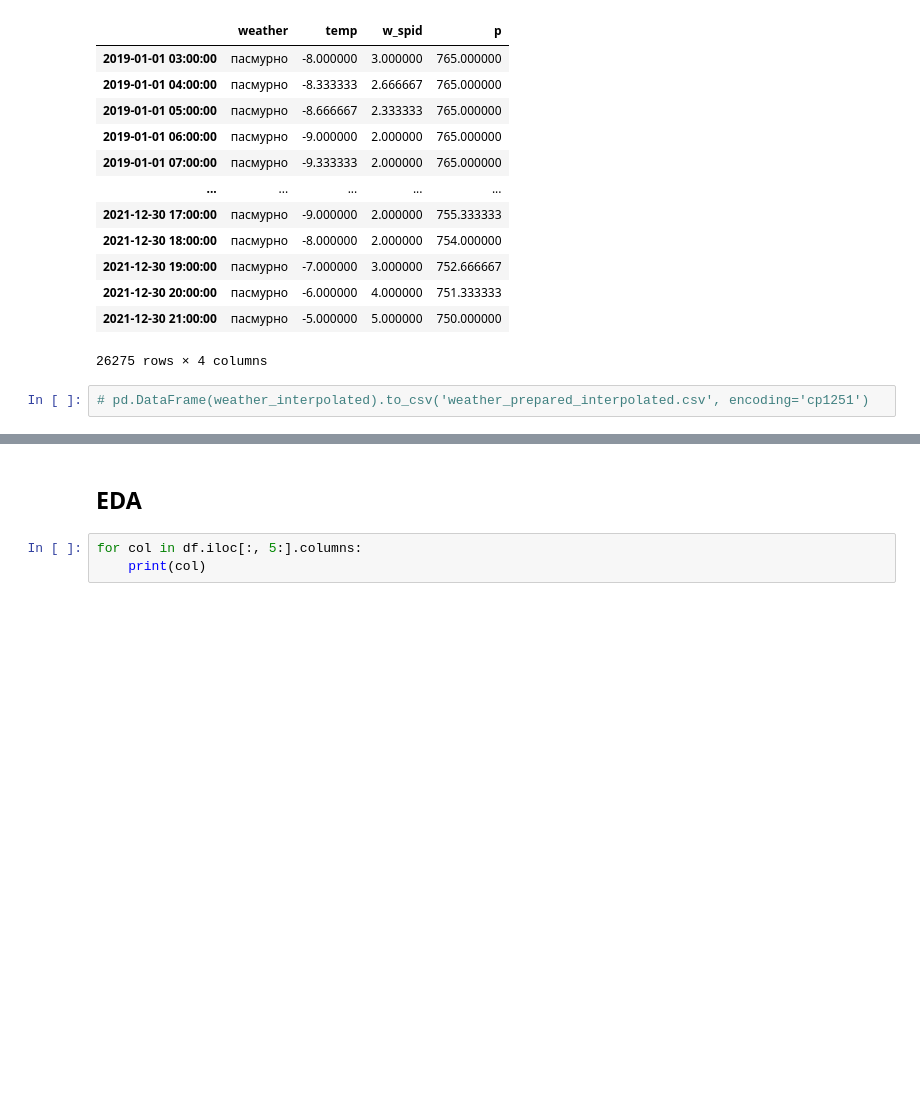
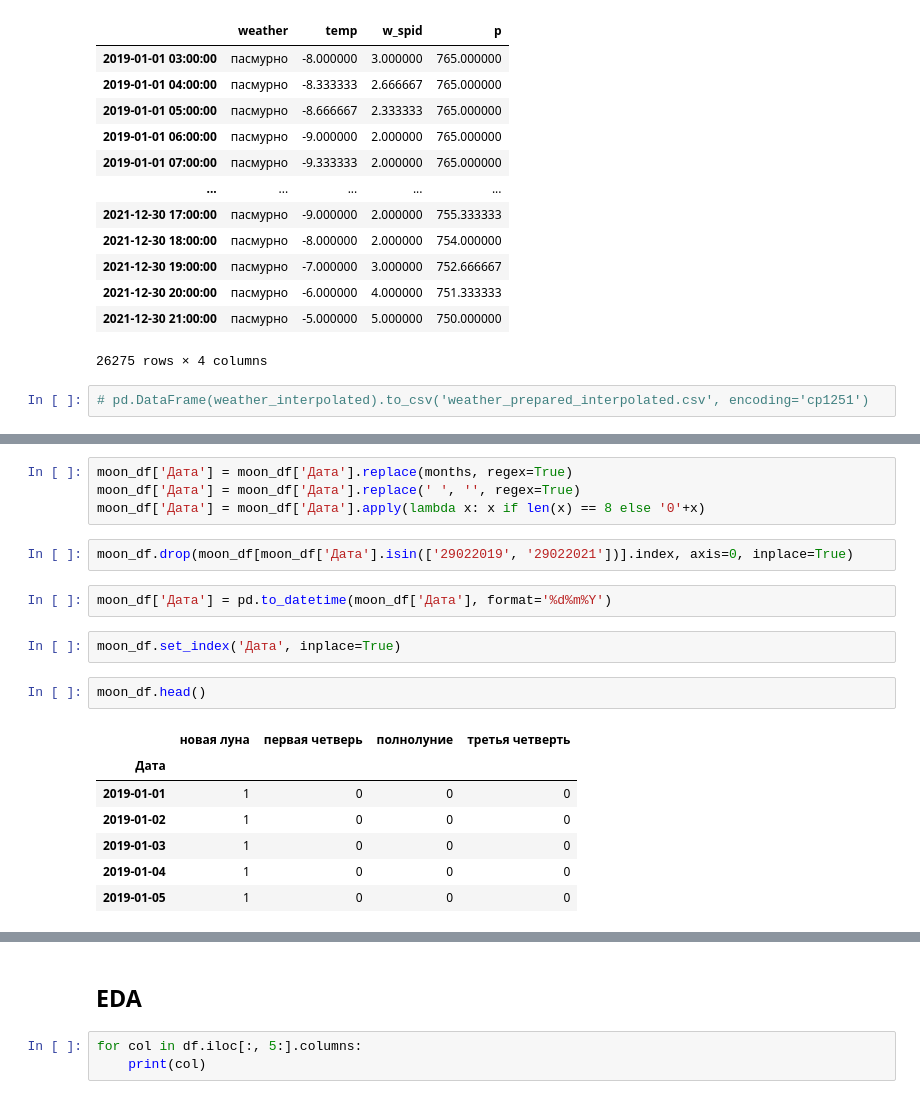
Before and after one commit to Siella/ambulance_crews, a Jupyter notebook: EDA/ICL_EDA.ipynb, the cells around one changed output, grey strips where cells are left out. Drawn from its saved outputs; the diff is of its cells as text; blank space fills up the shorter version.

```diff
--- a/EDA/ICL_EDA.ipynb
+++ b/EDA/ICL_EDA.ipynb
@@ -173,0 +201,20 @@ pd.DataFrame(weather_interpolated)
+# %%
+moon_df['Дата'] = moon_df['Дата'].replace(months, regex=True)
+moon_df['Дата'] = moon_df['Дата'].replace(' ', '', regex=True)
+moon_df['Дата'] = moon_df['Дата'].apply(lambda x: x if len(x) == 8 else '0'+x)
+# %%
+moon_df.drop(moon_df[moon_df['Дата'].isin(['29022019', '29022021'])].index, axis=0, inplace=True)
+# %%
+moon_df['Дата'] = pd.to_datetime(moon_df['Дата'], format='%d%m%Y')
+# %%
+moon_df.set_index('Дата', inplace=True)
+# %%
+moon_df.head()
+# %% [output]
+|  | новая луна | первая четверь | полнолуние | третья четверть |
+| Дата |  |  |  |  |
+| 2019-01-01 | 1 | 0 | 0 | 0 |
+| 2019-01-02 | 1 | 0 | 0 | 0 |
+| 2019-01-03 | 1 | 0 | 0 | 0 |
+| 2019-01-04 | 1 | 0 | 0 | 0 |
+| 2019-01-05 | 1 | 0 | 0 | 0 |
```
Also changed, not shown: parts of 12 cells of this notebook.
